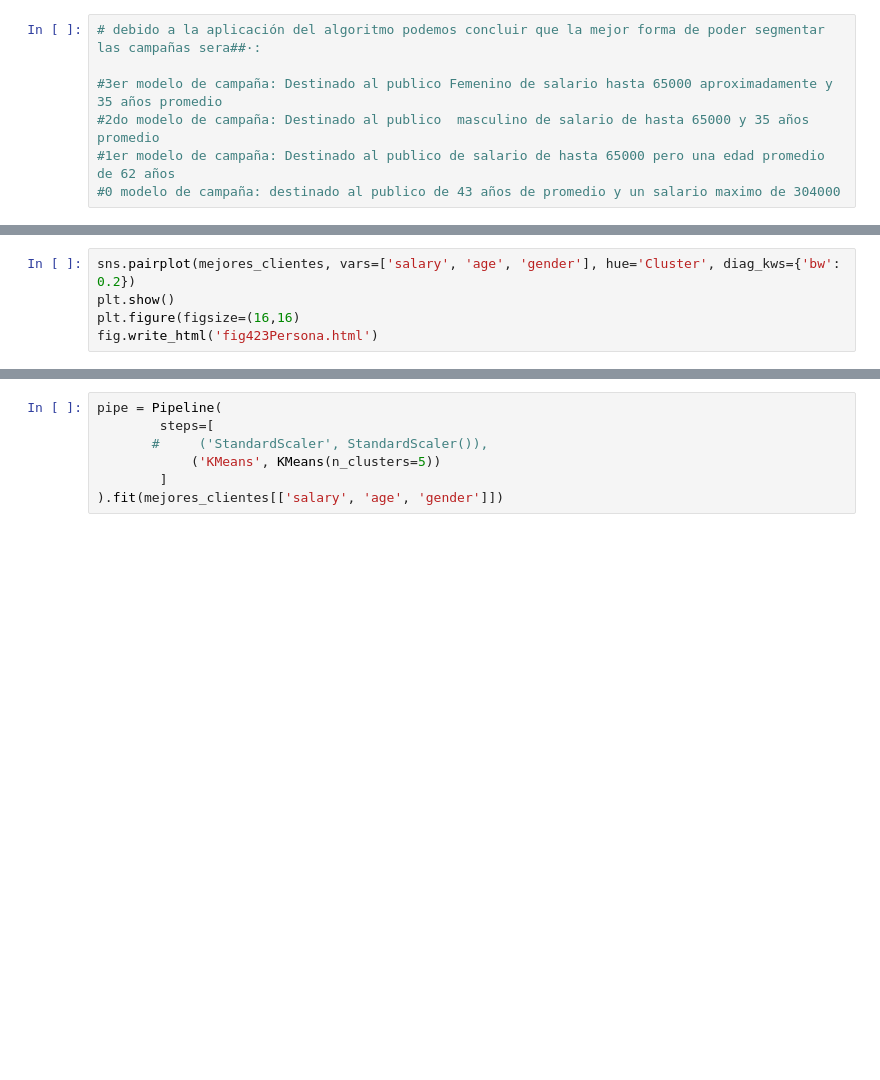
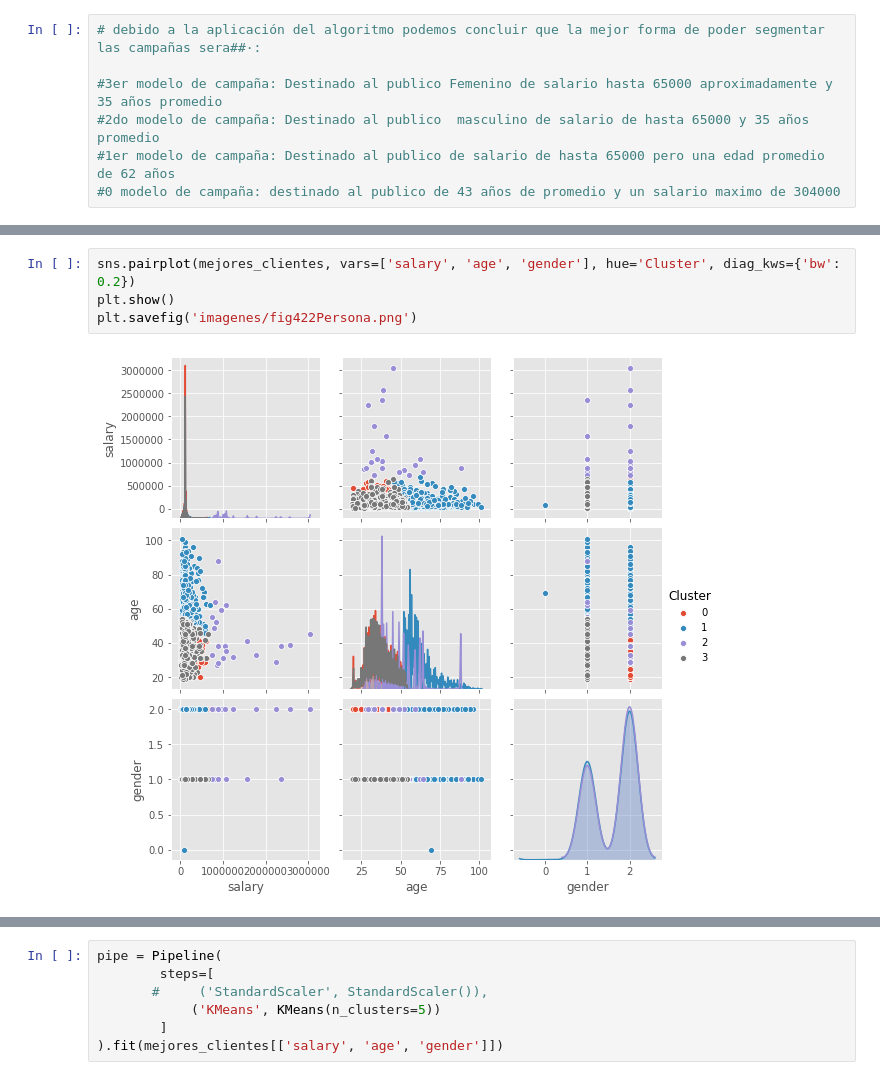
Before and after one commit to giannimaggiora/easyMoney, a Jupyter notebook: Personalizacion Campañas.ipynb, the cells around one changed output, grey strips where cells are left out. Drawn from its saved outputs; the diff is of its cells as text; blank space fills up the shorter version.

```diff
--- a/Personalizacion Campañas.ipynb
+++ b/Personalizacion Campañas.ipynb
@@ -258,6 +256,6 @@ memory usage: 876.8 KB
 # %%
 sns.pairplot(mejores_clientes, vars=['salary', 'age', 'gender'], hue='Cluster', diag_kws={'bw': 0.2})
 plt.show()
-plt.figure(figsize=(16,16)
-fig.write_html('fig423Persona.html')
+plt.savefig('imagenes/fig422Persona.png')
 # %% [output]
+[figure, added]
```
Also changed, not shown: parts of 9 cells of this notebook, 5 other files.
